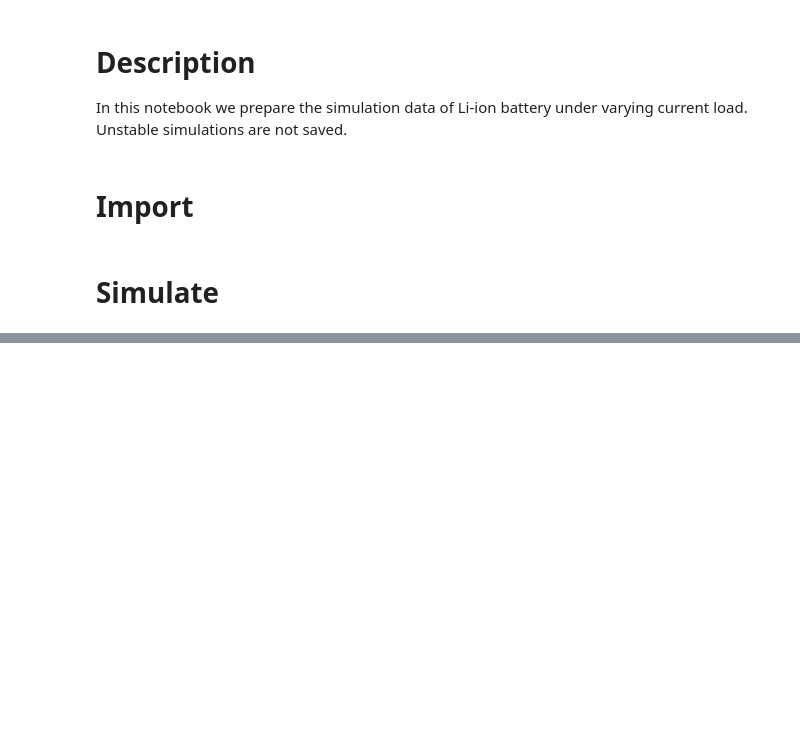
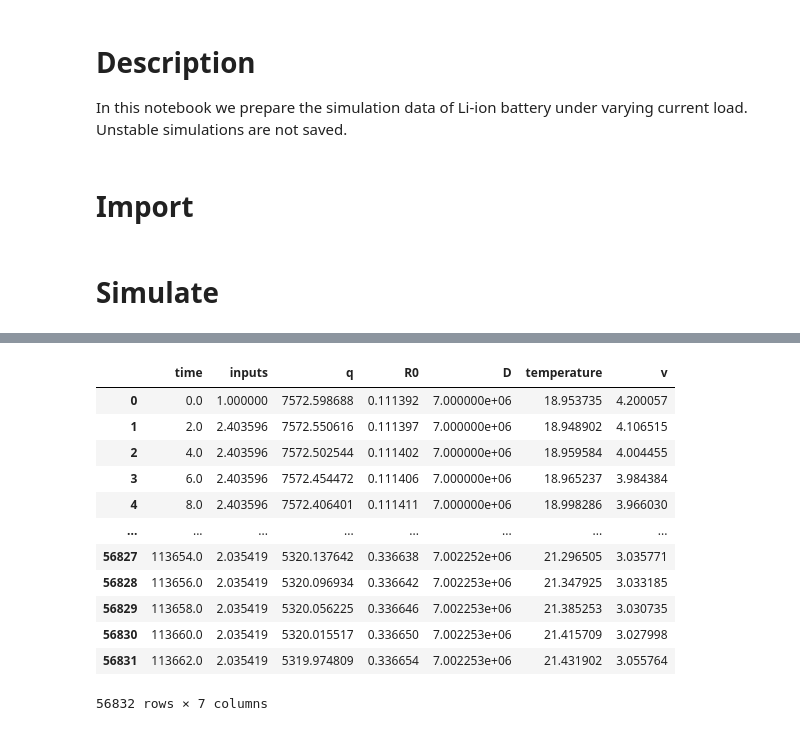
Before and after one commit to EPFL-IMOS/picid, a Jupyter notebook: simulators/battery_progpy/0.3. Simulate Li-ion battery data with varying current.ipynb, the cells around one changed output, grey strips where cells are left out. Cells and saved outputs as stored; diff of their text form; code cells hidden in the pictures; blank space fills up the shorter version.

```diff
--- a/simulators/battery_progpy/0.3. Simulate Li-ion battery data with varying current.ipynb
+++ b/simulators/battery_progpy/0.3. Simulate Li-ion battery data with varying current.ipynb
@@ -169,0 +167,16 @@ array([<Axes: xlabel='time'>, <Axes: xlabel='time'>,
+# %%
+data
+# %% [output]
+|  | time | inputs | q | R0 | D | temperature | v |
+| 0 | 0.0 | 1.000000 | 7572.598688 | 0.111392 | 7.000000e+06 | 18.953735 | 4.200057 |
+| 1 | 2.0 | 2.403596 | 7572.550616 | 0.111397 | 7.000000e+06 | 18.948902 | 4.106515 |
+| 2 | 4.0 | 2.403596 | 7572.502544 | 0.111402 | 7.000000e+06 | 18.959584 | 4.004455 |
+| 3 | 6.0 | 2.403596 | 7572.454472 | 0.111406 | 7.000000e+06 | 18.965237 | 3.984384 |
+| 4 | 8.0 | 2.403596 | 7572.406401 | 0.111411 | 7.000000e+06 | 18.998286 | 3.966030 |
+| ... | ... | ... | ... | ... | ... | ... | ... |
+| 56827 | 113654.0 | 2.035419 | 5320.137642 | 0.336638 | 7.002252e+06 | 21.296505 | 3.035771 |
+| 56828 | 113656.0 | 2.035419 | 5320.096934 | 0.336642 | 7.002253e+06 | 21.347925 | 3.033185 |
+| 56829 | 113658.0 | 2.035419 | 5320.056225 | 0.336646 | 7.002253e+06 | 21.385253 | 3.030735 |
+| 56830 | 113660.0 | 2.035419 | 5320.015517 | 0.336650 | 7.002253e+06 | 21.415709 | 3.027998 |
+| 56831 | 113662.0 | 2.035419 | 5319.974809 | 0.336654 | 7.002253e+06 | 21.431902 | 3.055764 |
+56832 rows × 7 columns
```
Also changed, not shown: parts of 3 cells of this notebook, 25 other files.
